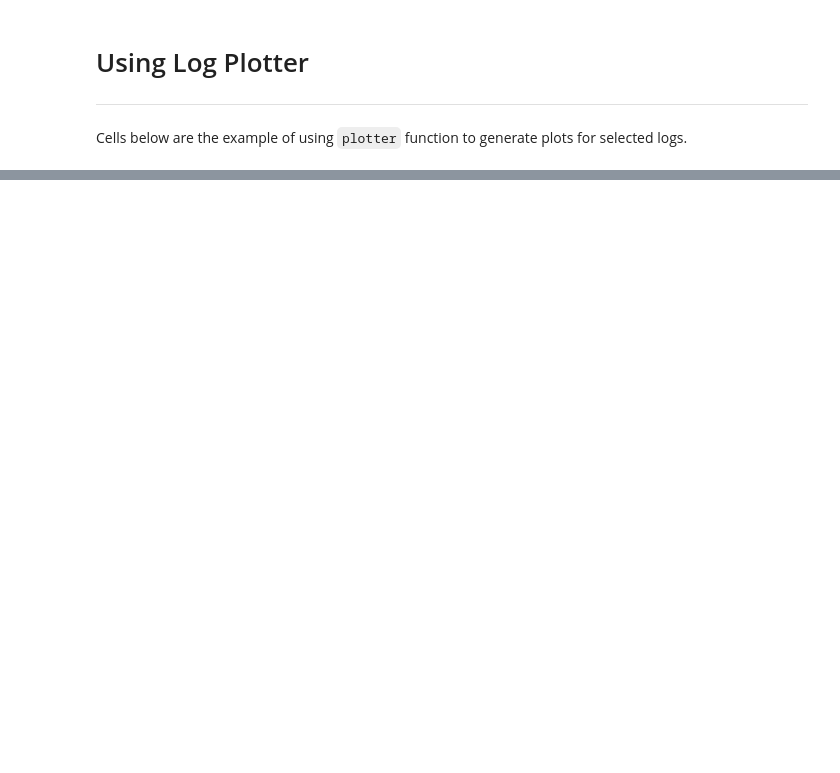
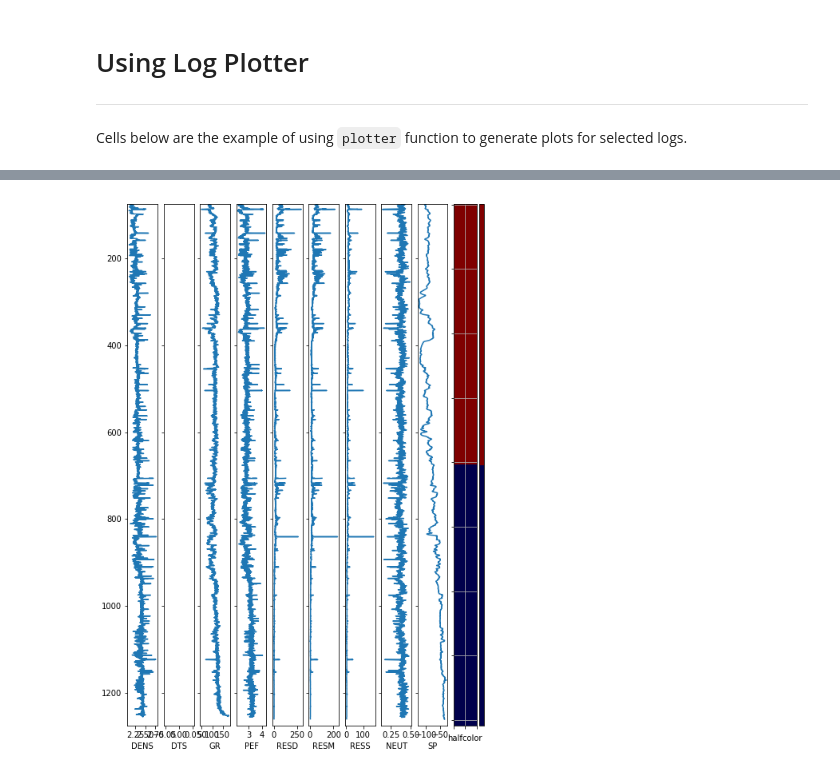
Before and after one commit to khursani8/well_top, a Jupyter notebook: scripts/Izzat_22_2_Log_Plotter.ipynb, the cells around one changed output, grey strips where cells are left out. Drawn from its saved outputs; the diff is of its cells as text; code cells hidden in the pictures; blank space fills up the shorter version.

```diff
--- a/scripts/Izzat_22_2_Log_Plotter.ipynb
+++ b/scripts/Izzat_22_2_Log_Plotter.ipynb
@@ -109,6 +104,4 @@ data = pd.read_csv('https://raw.githubusercontent.com/seg/2016-ml-contest/master
 # %%
 pd.options.display.max_columns=100
 # %%
-data = pd.read_csv('../data/datablob_added_facies.csv',index_col=0)
-print(len(data))
-data = data[pd.notnull(data['fm'])]
+data = pd.read_csv('../data/lith_pred.csv', index_col=0)
@@ -162,0 +192,10 @@ KeyError: 'Well Name'
+# %%
+plotter(
+    data=well,
+    depth_col=[0],
+    num_col=[3, 15, 6, 8, 9, 10, 11, 7, 12],
+    cat_col=[-1],
+    cat_classes=[['top','bottom']]
+)
+# %% [output]
+[figure, added]
```
Also changed, not shown: parts of 21 cells of this notebook.
